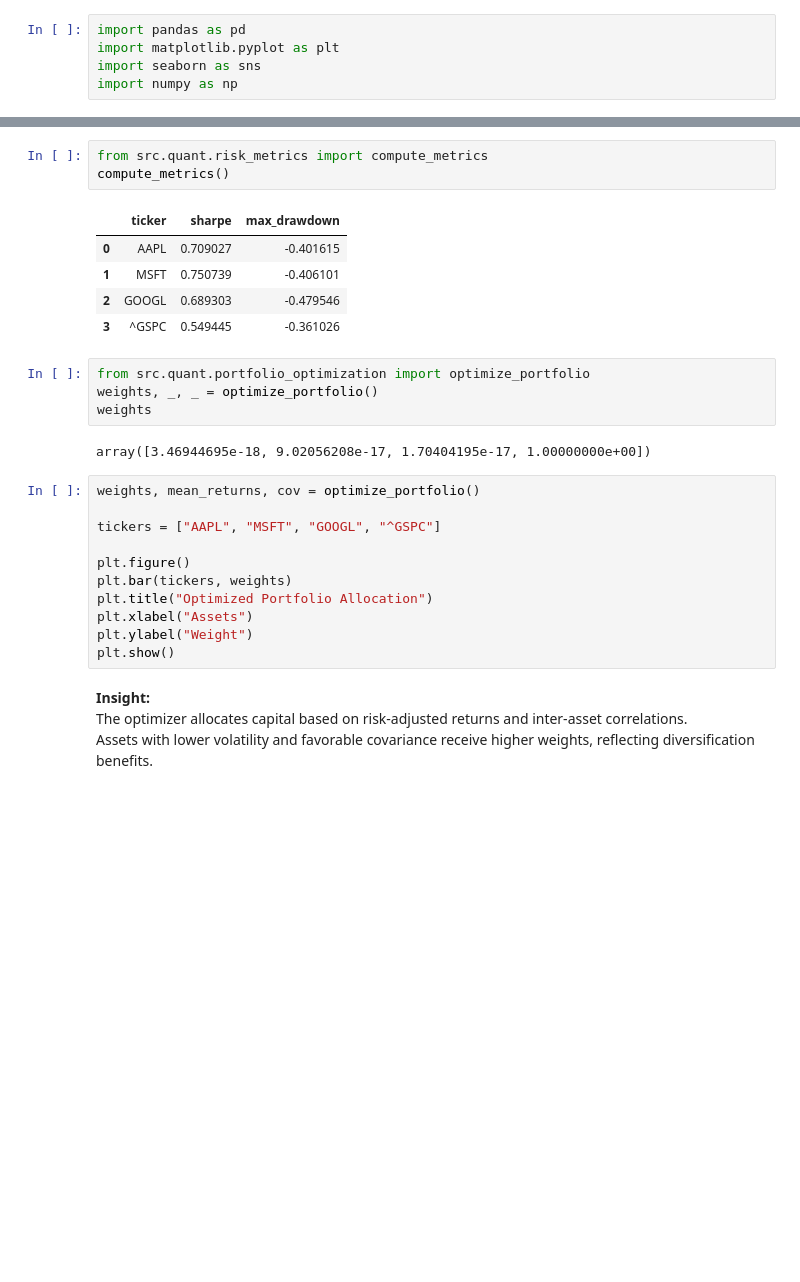
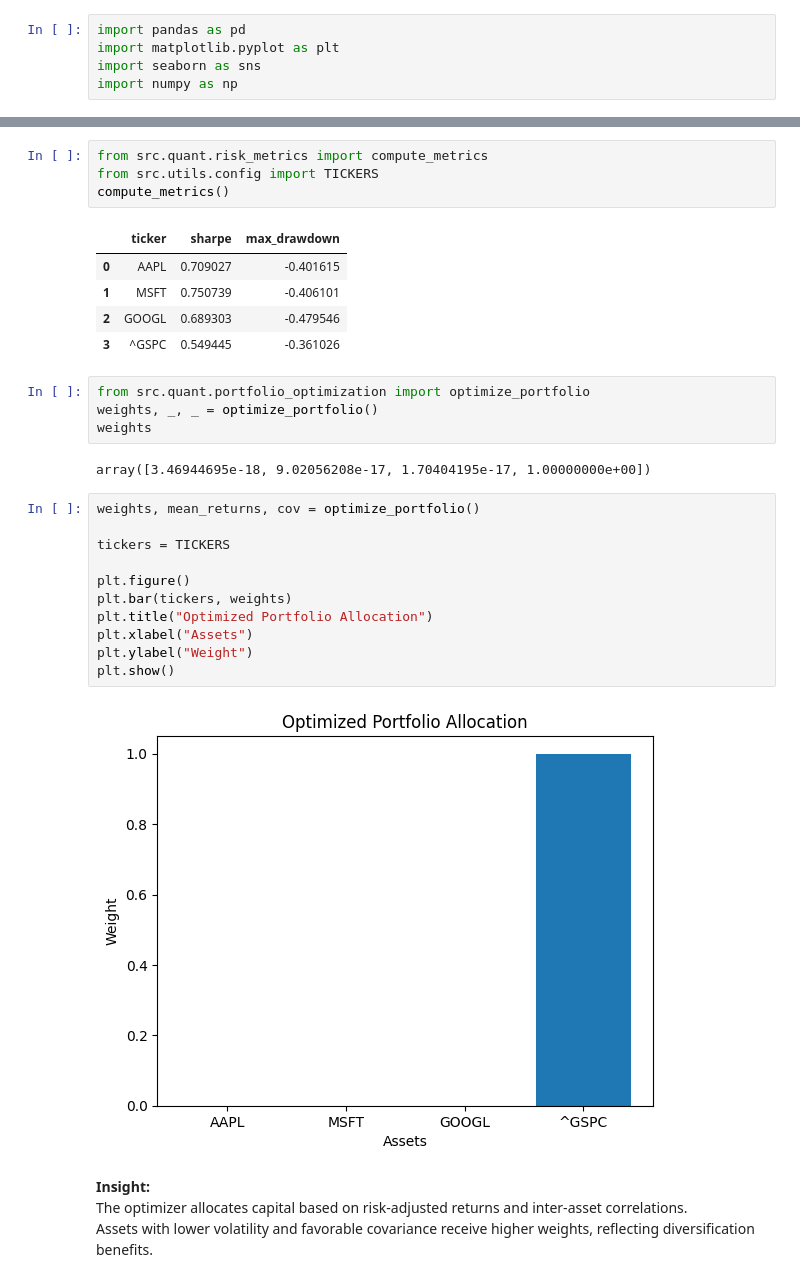
Before and after one commit to r0hansng/financial-intelligence-dashboard, a Jupyter notebook: notebooks/storytelling_dashboard.ipynb, the cells around one changed output, grey strips where cells are left out. Cells and saved outputs as stored; diff of their text form; blank space fills up the shorter version.

```diff
--- a/notebooks/storytelling_dashboard.ipynb
+++ b/notebooks/storytelling_dashboard.ipynb
@@ -21,6 +21,7 @@ df.head()
 | 203 | 2015-10-22 | 25.906424 | 25.906424 | 25.592406 | 25.643995 | 166616400 | 25.906424 | 0.015179 | 0.204984 | 25.158032 | 27.094329 | ... |
 # %%
 from src.quant.risk_metrics import compute_metrics
+from src.utils.config import TICKERS
 compute_metrics()
 # %% [output]
 |  | ticker | sharpe | max_drawdown |
@@ -37,14 +38,16 @@ array([3.46944695e-18, 9.02056208e-17, 1.70404195e-17, 1.00000000e+00])
 # %%
 weights, mean_returns, cov = optimize_portfolio()
 
-tickers = ["AAPL", "MSFT", "GOOGL", "^GSPC"]
+tickers = TICKERS
 
 plt.figure()
 plt.bar(tickers, weights)
 plt.title("Optimized Portfolio Allocation")
 plt.xlabel("Assets")
 plt.ylabel("Weight")
 plt.show()
+# %% [output]
+[figure, added]
 # %% [markdown]
 **Insight:**
 The optimizer allocates capital based on risk-adjusted returns and inter-asset correlations.
```
Also changed, not shown: parts of 7 cells of this notebook.
